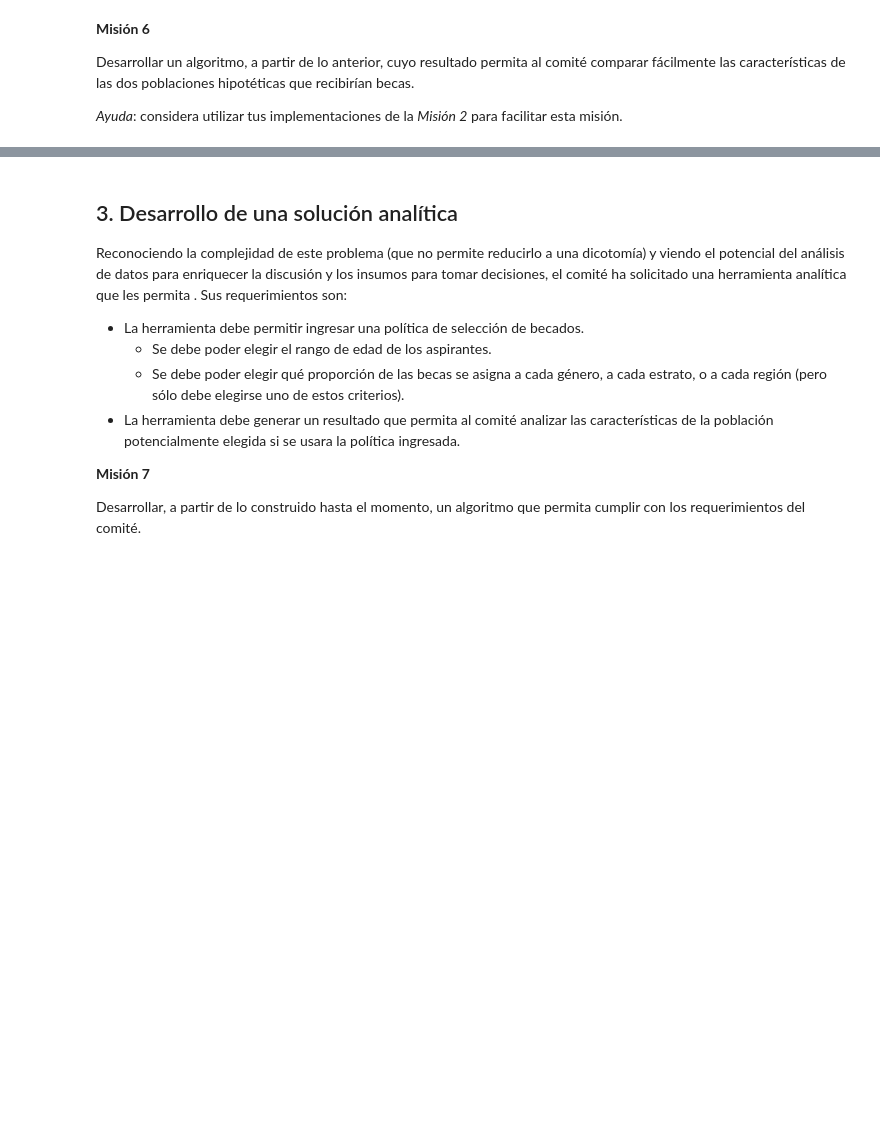
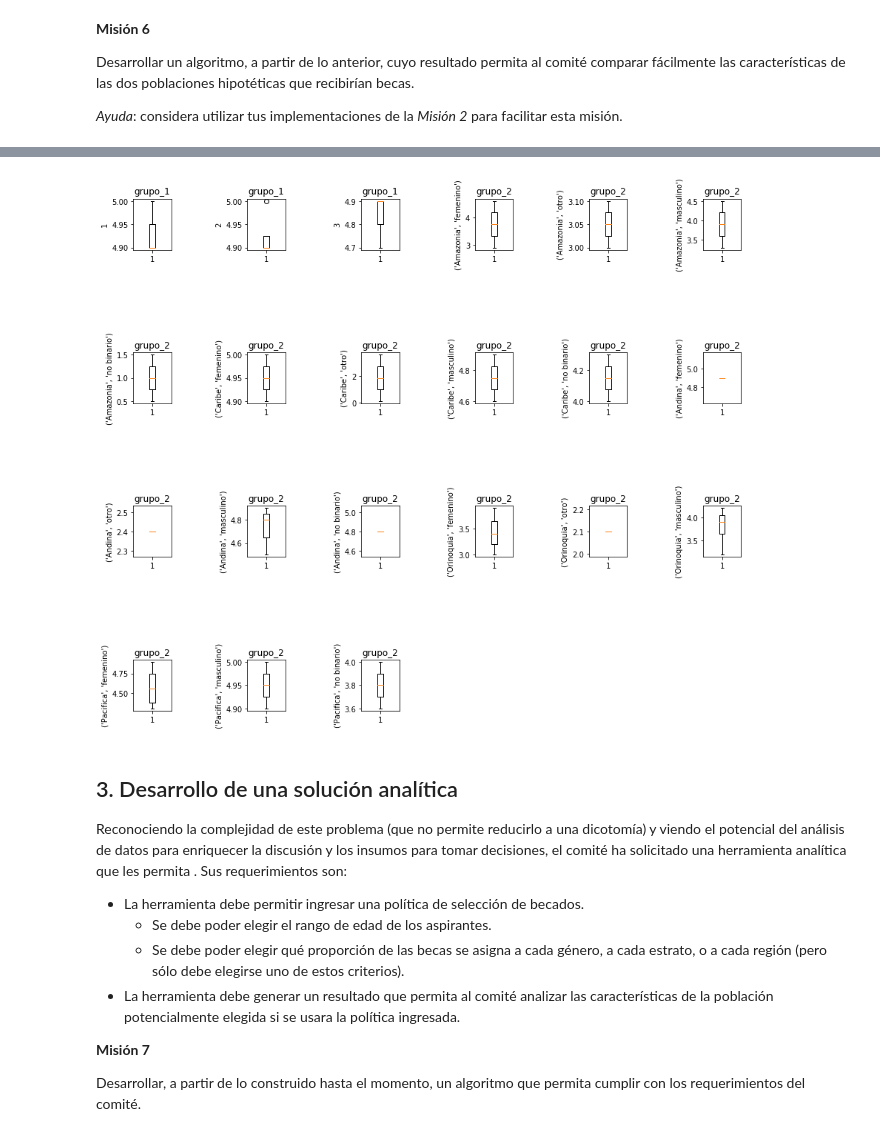
Before and after one commit to capenaranda05/MIIA_estudiante_29, a Jupyter notebook: Laboratorios/Lab_1_29.ipynb, the cells around one changed output, grey strips where cells are left out. Saved outputs shown, nothing was run; the diff lists cells and outputs as text; code cells hidden in the pictures; blank space fills up the shorter version.

```diff
--- a/Laboratorios/Lab_1_29.ipynb
+++ b/Laboratorios/Lab_1_29.ipynb
@@ -277,40 +237,43 @@ for i in sorted(set([i[0] for i in becas])):
             valores.append(j[1:3])
             c= valores
 
-        diccionario_estratos_promedio_ordenados[i] =sorted(valores, reverse =True)
+        diccionario_estratos_promedio_ordenados[i] =sorted(valores, reverse =True) ##validar datos
         diccionario_estratos_promedio[i] = valores
 
 becas = []
 diccionario_becas = {}
 becados_total = {}
-cont= 0
+cont= 0 #contador becas dadas
+#Se daran 10 becas 0.02*500
+nro_becas = int(len(diccionarios_datos["promedio"])*0.02)
+#2% por sub poblacion
+proporcion = 0.02
 
-#Se daran 10 becas 0.02*500
 #se repartiran esas 10 becas al 2% de cada sub poblacion segun promedio
 
-while cont + 1 <= len(diccionarios_datos["promedio"])*0.02:
+while cont + 1 <= nro_becas:
     for j in diccionario_estratos_promedio:
         becas = []
         entraron = []
         final = []
         for i in  diccionario_estratos_promedio[j]:
             #crieterios para posibles becados
-            if i[0] >= np.quantile([n[0] for n in diccionario_estratos_promedio[j]],0.75):
+            if i[0] >= np.quantile([n[0] for n in diccionario_estratos_promedio[j]],0.75): #mejor quartil 3
 
                 becas.append((i[0], i[1], "beca"))
                 becas = sorted(becas, reverse =True)
             diccionario_becas[j] = becas
         for  i in range(len(diccionario_becas[j])):
             #becas para 2% de cada sub poblacion
-            if i <= round((len(diccionario_estratos_promedio[j])*0.02),0):
-                if cont == round((len(diccionarios_datos["promedio"])*0.02),0):
+            if i <= int((len(diccionario_estratos_promedio[j])*proporcion)):
+                if cont == nro_becas:
                         break
                 cont += 1
                 final.append(diccionario_becas[j][i])
         diccionario_becas[j] = final
 
         if diccionario_becas[j] != []:
-            becados_total[j] = diccionario_becas[j]
+            becados_total[j] = diccionario_becas[j] #base final
 
         becados =[i[1] for i in final]
 
@@ -377,0 +453,67 @@ Desarrollar un algoritmo, a partir de lo anterior, cuyo resultado permita al com
+# %%
+# código
+
+#grupo 1
+diccionario_promedios_grupo_1 ={}
+for i in becados_total:
+    promedios = []
+    for j in becados_total[i]:
+        promedios.append(j[0])
+    diccionario_promedios_grupo_1[i] = promedios
+diccionario_promedios_grupo_1
+
+
+#grupo 2
+
+diccionario_promedios_grupo_2 ={}
+for i in becados_dicc:
+    promedios = []
+    for j in becados_dicc[i]:
+        promedios.append(j[0])
+    diccionario_promedios_grupo_2[i] = promedios
+diccionario_promedios_grupo_2
+
+#union
+diccionario_promedios_grupo_1.update(diccionario_promedios_grupo_2)
+
+def multiples_boxplot_nuevos_req (dicc):
+    c = 0
+    for i in dicc:
+        if dicc[i] != []:
+            c += 1
+
+            if c == len(dicc) + 1:
+                break
+            else:
+                ax =plt.subplot(4,6,c)
+                ax.boxplot(dicc[i])
+                plt.ylabel(i, fontsize=10)
+
+                if i in ("1","2","3"):
+                    tit = "grupo_1"
+                else:
+                    tit = "grupo_2"
+                plt.title(tit)
+                plt.tight_layout()
+                plt.subplots_adjust(left=0.1,
+                    bottom=0.1,
+                    right=2,
+                    top=2.5,
+                    wspace=2,
+                    hspace=2)
+
+
+multiples_boxplot_nuevos_req(diccionario_promedios_grupo_1)
+#tabla
+for i in diccionario_promedios_grupo_1:
+    if diccionario_promedios_grupo_1[i] != []:
+        promedio = round(sum(diccionario_promedios_grupo_1[i])/len(diccionario_promedios_grupo_1[i]),2)
+        median = round(mediana(diccionario_promedios_grupo_1[i]),2)
+        desviacion = round(desv(diccionario_promedios_grupo_1[i]),2)
+        numero_becas = len(diccionario_promedios_grupo_1[i])
+        if i in ("1","2","3"):
+            g = "grupo_1"
+        else:
+            g = "grupo_2"
+        print(g, i, "promedio:", promedio, "mediana:", median, "dstd:", desviacion, "nro becas:",numero_becas)
+# %% [output]
@@ -378,3 +537,4 @@ Desarrollar un algoritmo, a partir de lo anterior, cuyo resultado permita al com
+[figure, added]
 # %% [markdown]
 ## 3. Desarrollo de una solución analítica
 
```
Also changed, not shown: parts of 12 cells of this notebook.
